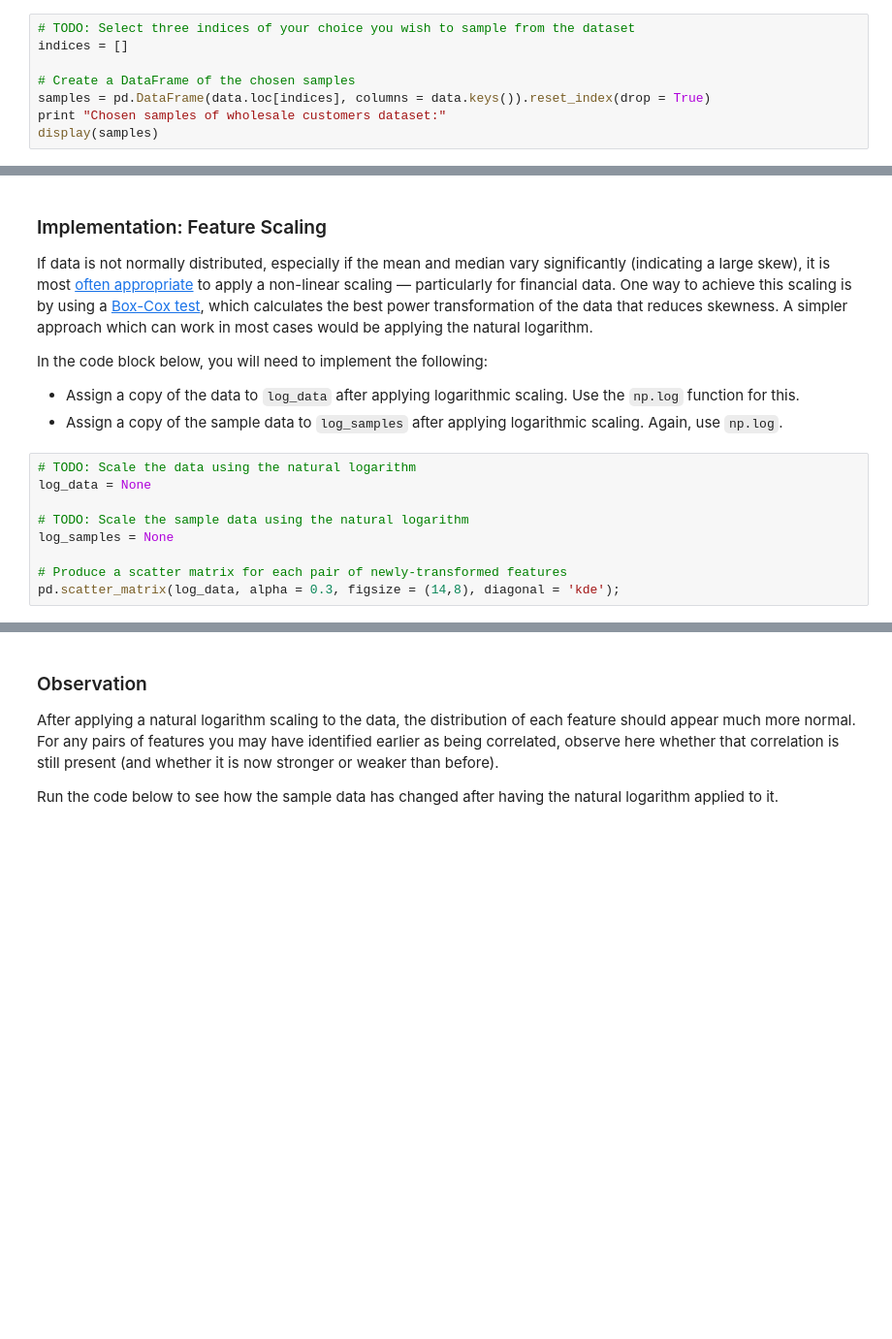
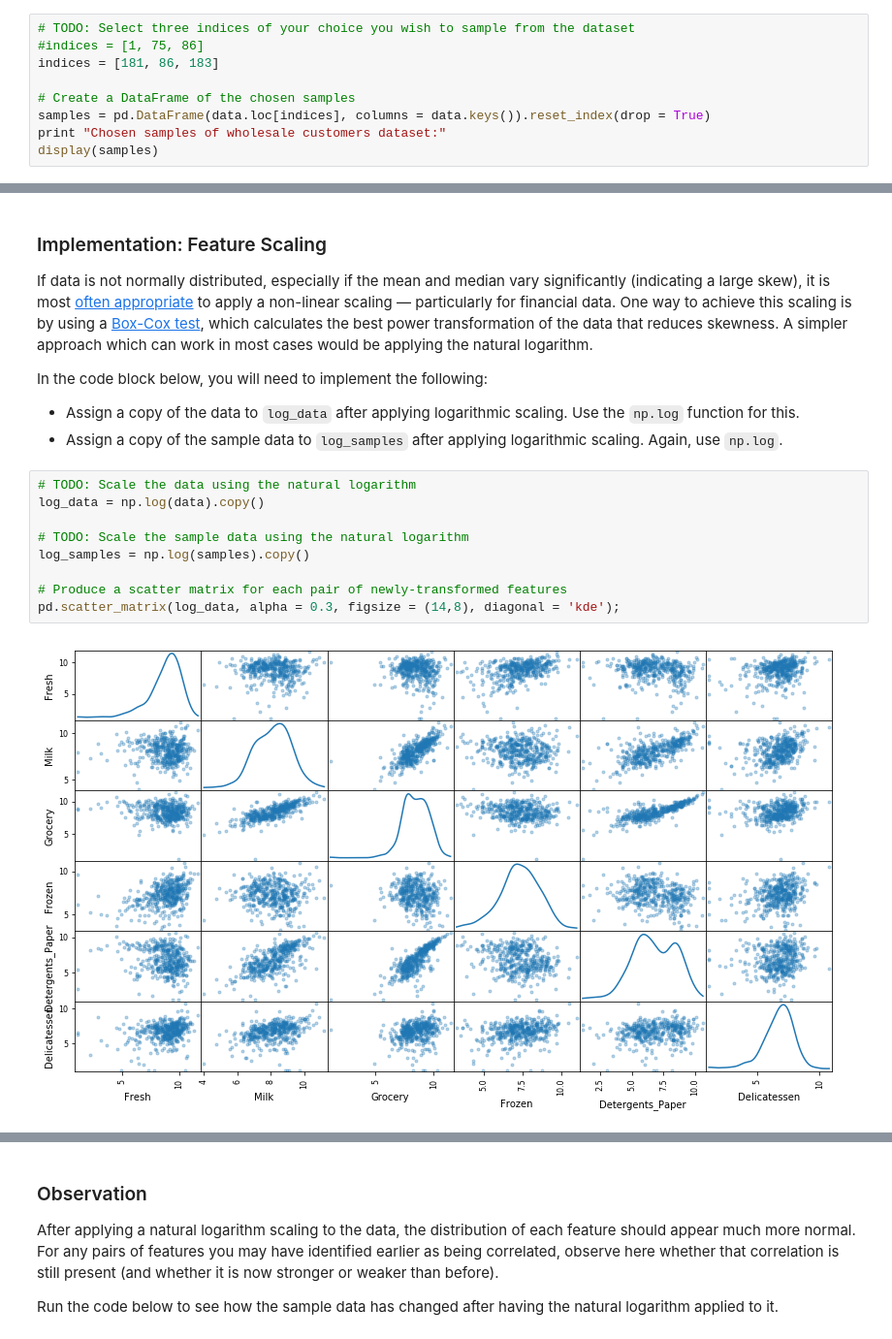
Before and after one commit to i-yu-b/machine-learning, a Jupyter notebook: projects/customer_segments/customer_segments.ipynb, the cells around one changed output, grey strips where cells are left out. Shown at 97% size. Saved outputs shown, nothing was run; the diff lists cells and outputs as text; blank space fills up the shorter version.

```diff
--- a/projects/customer_segments/customer_segments.ipynb
+++ b/projects/customer_segments/customer_segments.ipynb
@@ -60,7 +60,8 @@ display(data.describe())
 To get a better understanding of the customers and how their data will transform through the analysis, it would be best to select a few sample data points and explore them in more detail. In the code block below, add **three** indices of your choice to the `indices` list which will represent the customers to track. It is suggested to try different sets of samples until you obtain customers that vary significantly from one another.
 # %%
 # TODO: Select three indices of your choice you wish to sample from the dataset
-indices = []
+#indices = [1, 75, 86]
+indices = [181, 86, 183]
 
 # Create a DataFrame of the chosen samples
 samples = pd.DataFrame(data.loc[indices], columns = data.keys()).reset_index(drop = True)
@@ -125,10 +141,12 @@ In the code block below, you will need to implement the following:
  - Assign a copy of the sample data to `log_samples` after applying logarithmic scaling. Again, use `np.log`.
 # %%
 # TODO: Scale the data using the natural logarithm
-log_data = None
+log_data = np.log(data).copy()
 
 # TODO: Scale the sample data using the natural logarithm
-log_samples = None
+log_samples = np.log(samples).copy()
 
 # Produce a scatter matrix for each pair of newly-transformed features
 pd.scatter_matrix(log_data, alpha = 0.3, figsize = (14,8), diagonal = 'kde');
+# %% [output]
+[figure, added]
```
Also changed, not shown: parts of 51 cells of this notebook, 2 other files.
